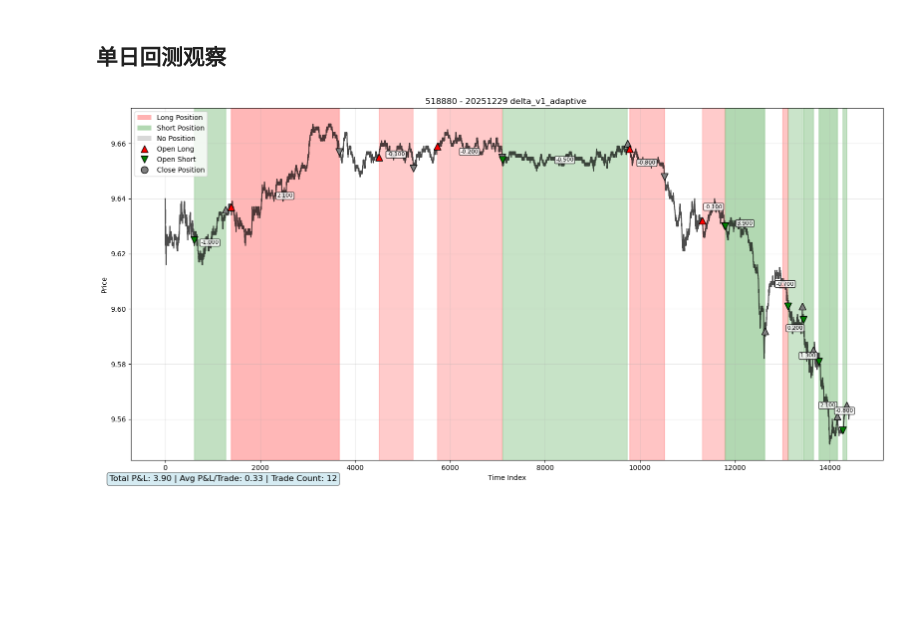
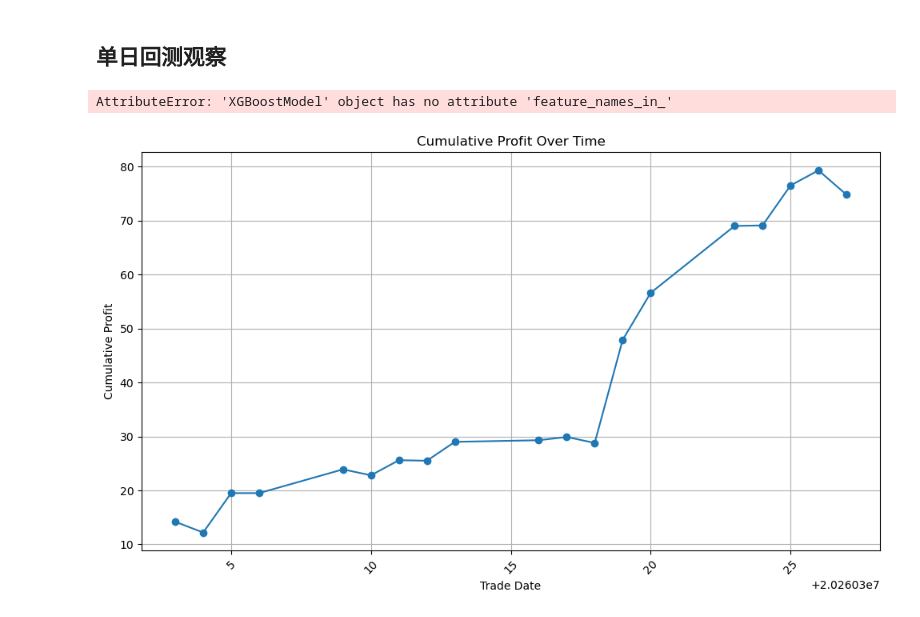
Before and after one commit to artinsophia/Quant-Intern-2026, a Jupyter notebook: delta/demo.ipynb, the cells around one changed output. Saved outputs shown, nothing was run; the diff lists cells and outputs as text; code cells hidden in the pictures; blank space fills up the shorter version.

```diff
--- a/delta/demo.ipynb
+++ b/delta/demo.ipynb
@@ -294,6 +301,23 @@ deleted = delete_backtest_results_by_instrument_date("518880", "20260414", dry_r
 # %%
 from single_day_backtest import single_day_backtest,plot_delta_history
 strategy = StrategyDemo(model, param_dict)
-hh = single_day_backtest(instrument_id,'20251229',StrategyDemo,model,param_dict,official = False)
+hh = single_day_backtest(instrument_id,'20251216',StrategyDemo,model,param_dict,official = False)
 # %% [output]
-[figure, removed]
+AttributeError: 'XGBoostModel' object has no attribute 'feature_names_in_'
+# %%
+summary = pd.read_csv('/home/jovyan/work/tactics_demo/delta/backtest_result/518880_delta_v1_adaptive_20260414_084832/daily_results.csv')
+# plot cumulative profits
+
+summary['cumulative_profit'] = summary['profits'].cumsum()
+import matplotlib.pyplot as plt
+plt.figure(figsize=(10, 6))
+plt.plot(summary['trade_ymd'], summary['cumulative_profit'], marker='o')
+plt.title('Cumulative Profit Over Time')
+plt.xlabel('Trade Date')
+plt.ylabel('Cumulative Profit')
+plt.xticks(rotation=45)
+plt.grid()
+plt.tight_layout()
+plt.show()
+# %% [output]
+[figure, added]
```
Also changed, not shown: parts of 2 cells of this notebook, 2 other files.
